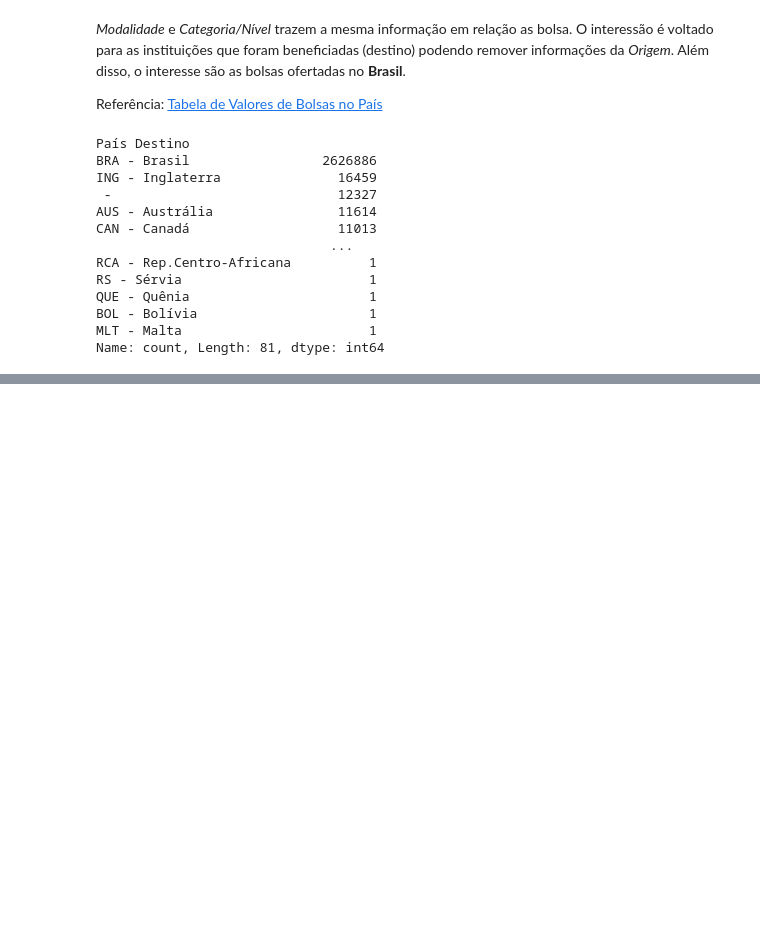
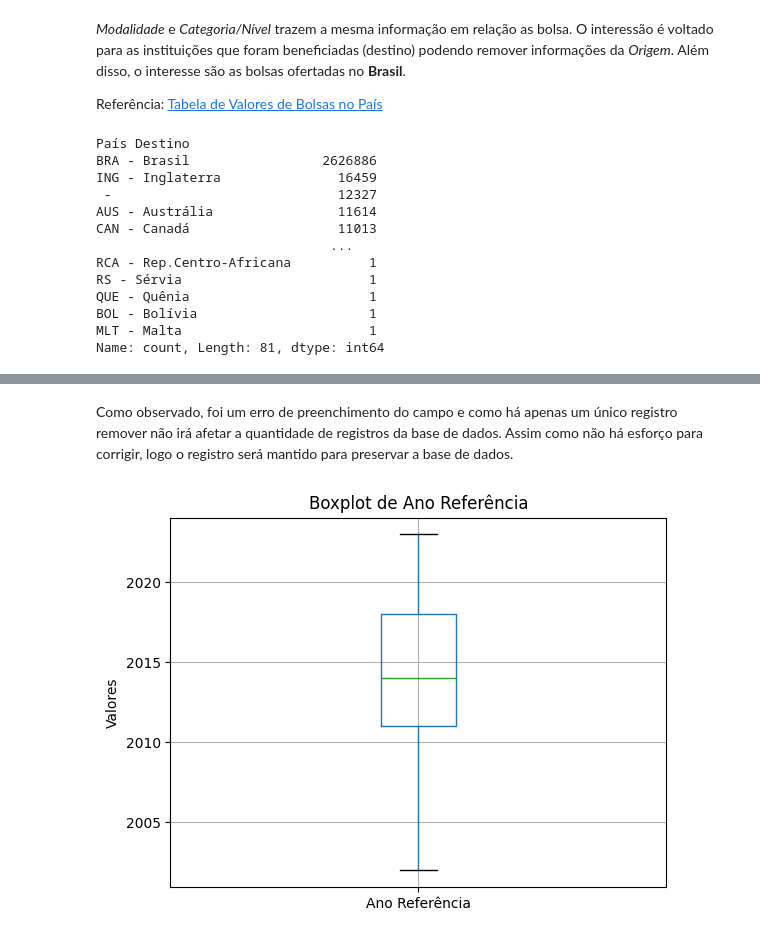
Before and after one commit to SidneyJunior01234/CD_IMD-EDA_AUX_BOLS_CNPq, a Jupyter notebook: Notebooks/EDA_CNPq.ipynb, the cells around one changed output, grey strips where cells are left out. Drawn from its saved outputs; the diff is of its cells as text; code cells hidden in the pictures; blank space fills up the shorter version.

```diff
--- a/Notebooks/EDA_CNPq.ipynb
+++ b/Notebooks/EDA_CNPq.ipynb
@@ -325,0 +406,12 @@ Error:
+# %% [markdown]
+Como observado, foi um erro de preenchimento do campo e como há apenas um único registro remover não irá afetar a quantidade de registros da base de dados. Assim como não há esforço para corrigir, logo o registro será mantido para preservar a base de dados.
+# %%
+dataset[dataset['Ano Referência'] == 206.0] = 2006.0
+# %%
+dataset[['Ano Referência']].boxplot()
+
+plt.title('Boxplot de Ano Referência')
+plt.ylabel('Valores')
+plt.show()
+# %% [output]
+[figure, added]
```
Also changed, not shown: parts of 22 cells of this notebook.
